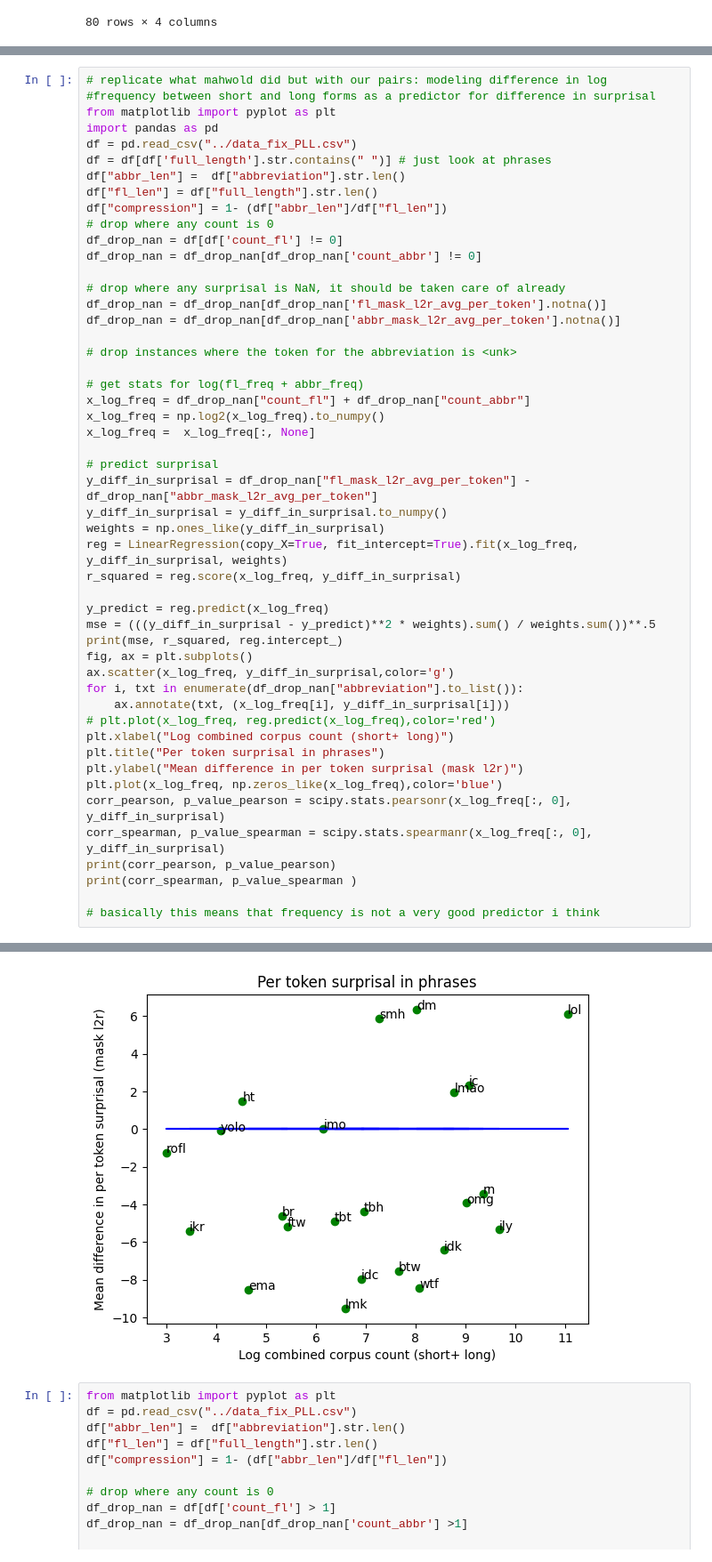
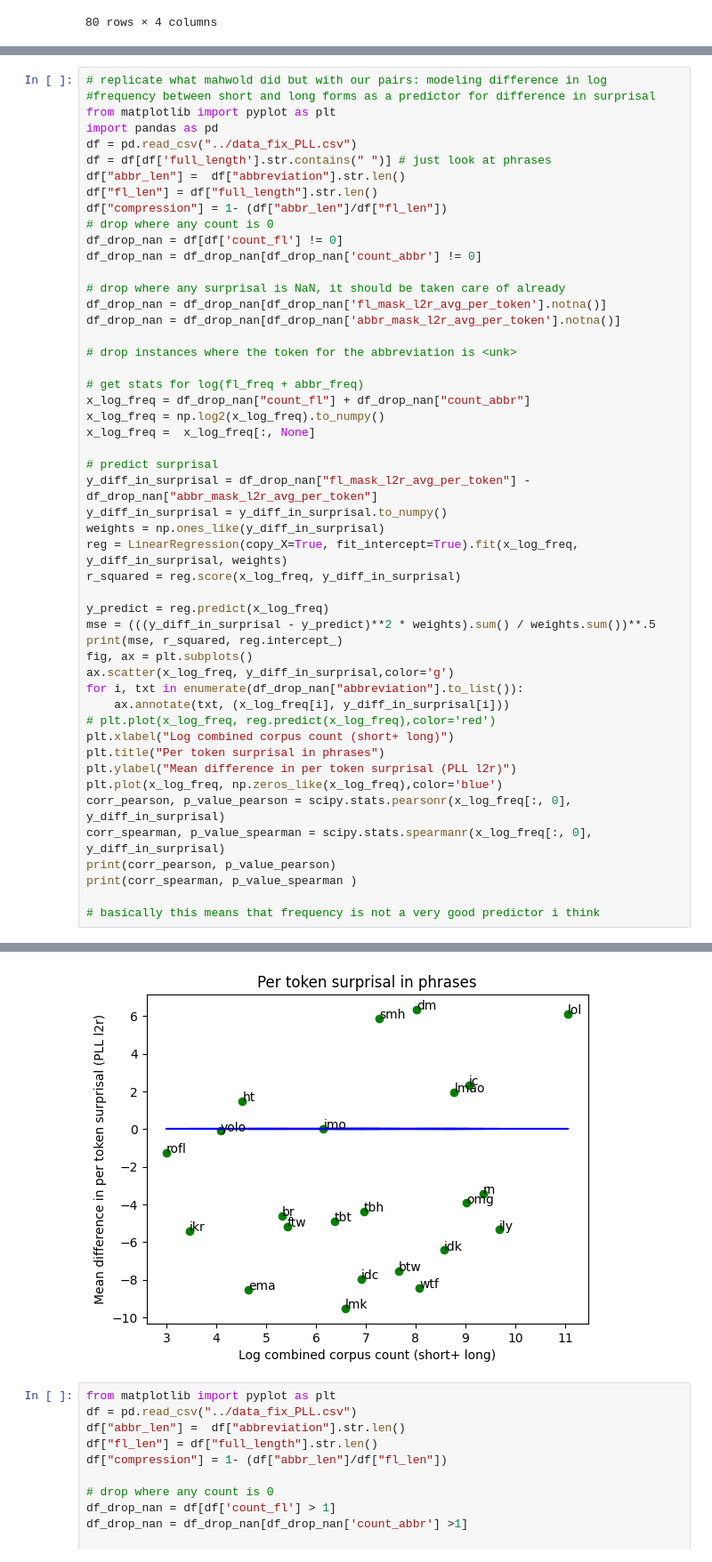
Before and after one commit to erafkin/twitter_abbreviation_word_length, a Jupyter notebook: notebooks/explore.ipynb, the cells around one changed output, grey strips where cells are left out. Shown at 89% size. Drawn from its saved outputs; the diff is of its cells as text.

```diff
--- a/notebooks/explore.ipynb
+++ b/notebooks/explore.ipynb
@@ -403,35 +404,35 @@ x_log_freq = np.log2(x_log_freq).to_numpy()
 x_log_freq =  x_log_freq[:, None]
 
 # predict surprisal
 y_diff_in_surprisal = df_drop_nan["fl_mask_l2r_avg_per_token"] - df_drop_nan["abbr_mask_l2r_avg_per_token"]
 y_diff_in_surprisal = y_diff_in_surprisal.to_numpy()
 weights = np.ones_like(y_diff_in_surprisal)
 reg = LinearRegression(copy_X=True, fit_intercept=True).fit(x_log_freq, y_diff_in_surprisal, weights)
 r_squared = reg.score(x_log_freq, y_diff_in_surprisal)
 
 y_predict = reg.predict(x_log_freq)
 mse = (((y_diff_in_surprisal - y_predict)**2 * weights).sum() / weights.sum())**.5
 print(mse, r_squared, reg.intercept_)
 fig, ax = plt.subplots()
 ax.scatter(x_log_freq, y_diff_in_surprisal,color='g')
 for i, txt in enumerate(df_drop_nan["abbreviation"].to_list()):
     ax.annotate(txt, (x_log_freq[i], y_diff_in_surprisal[i]))
 # plt.plot(x_log_freq, reg.predict(x_log_freq),color='red')
 plt.xlabel("Log combined corpus count (short+ long)")
 plt.title("Per token surprisal in phrases")
-plt.ylabel("Mean difference in per token surprisal (mask l2r)")
+plt.ylabel("Mean difference in per token surprisal (PLL l2r)")
 plt.plot(x_log_freq, np.zeros_like(x_log_freq),color='blue')
 corr_pearson, p_value_pearson = scipy.stats.pearsonr(x_log_freq[:, 0], y_diff_in_surprisal)
 corr_spearman, p_value_spearman = scipy.stats.spearmanr(x_log_freq[:, 0], y_diff_in_surprisal)
 print(corr_pearson, p_value_pearson)
 print(corr_spearman, p_value_spearman )
 
 # basically this means that frequency is not a very good predictor i think
 # %% [output]
 4.67841701785153 0.04445894085665769 -6.07565113091248
 0.21085288913519207 0.3341745762514578
 0.2005928853754941 0.3587559053118984
-[figure, old version]
+[figure, new version]
 # %%
 from matplotlib import pyplot as plt
 df = pd.read_csv("../data_fix_PLL.csv")
```
Also changed, not shown: parts of 5 cells of this notebook, 4 other files.
